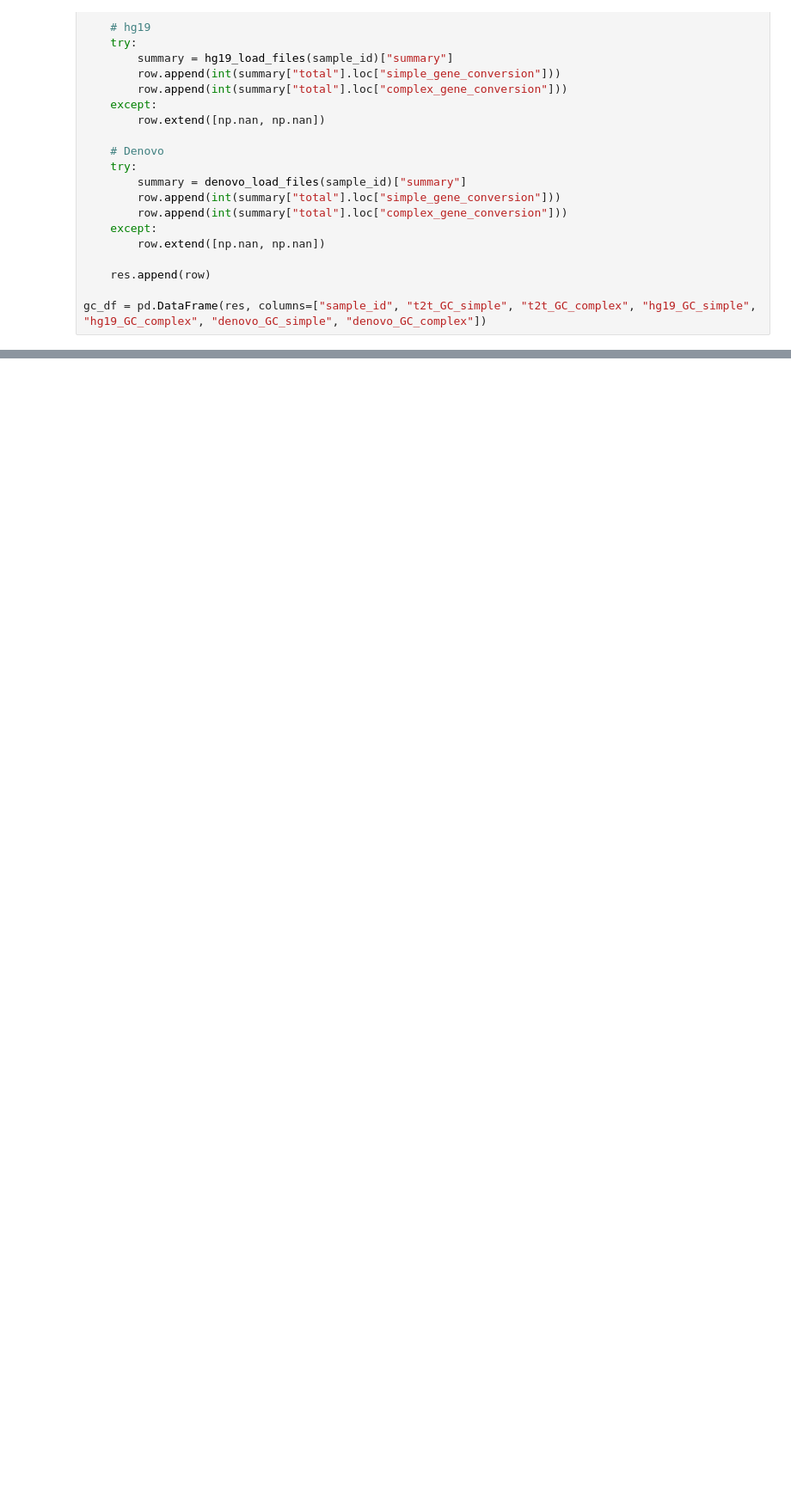
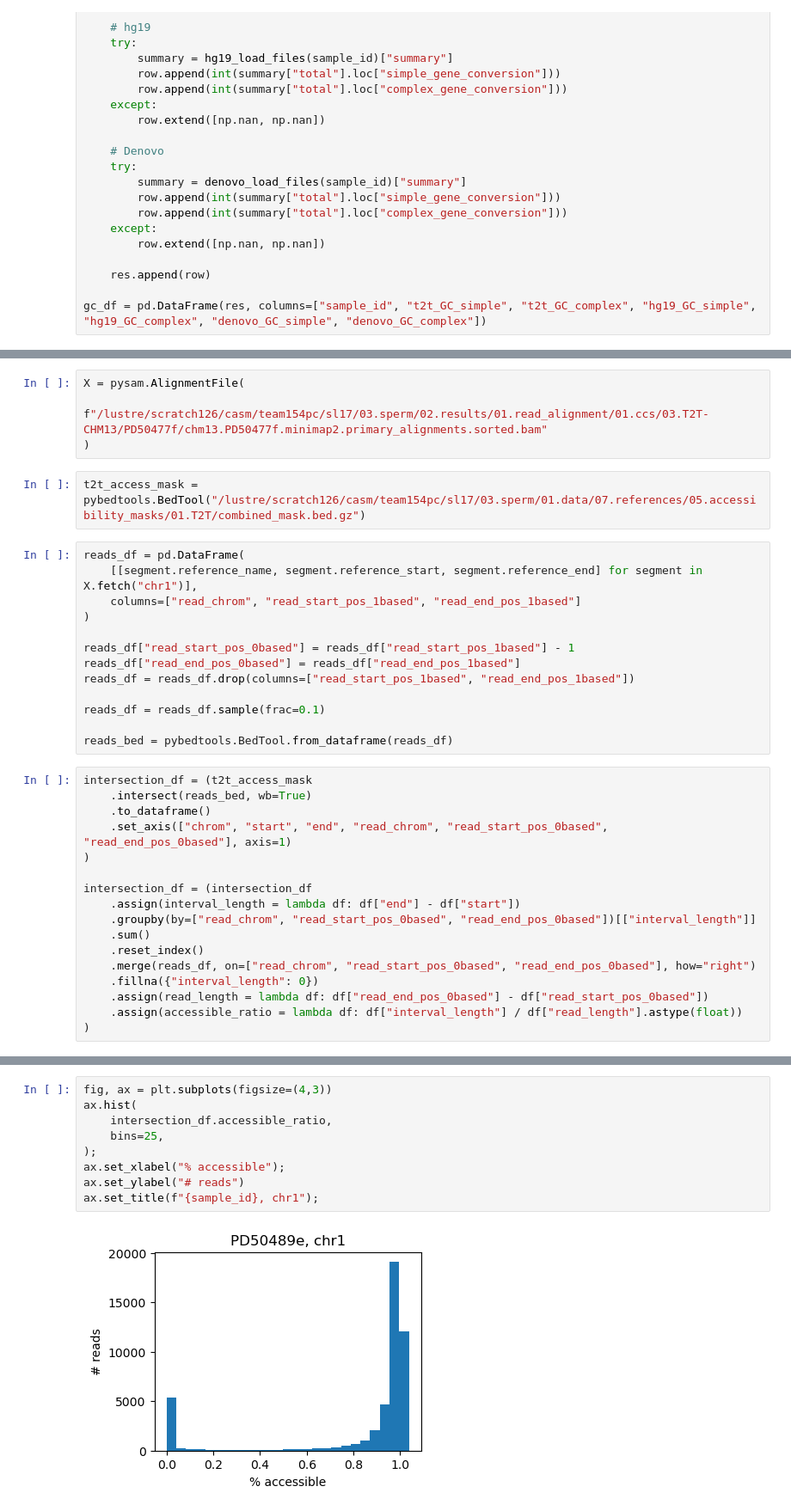
Before and after one commit to regevs/recombination, a Jupyter notebook: notebooks/20230918_compare_alignment_to_t2t.ipynb, the cells around one changed output, grey strips where cells are left out. Shown at 86% size. Drawn from its saved outputs; the diff is of its cells as text; blank space fills up the shorter version.

```diff
--- a/notebooks/20230918_compare_alignment_to_t2t.ipynb
+++ b/notebooks/20230918_compare_alignment_to_t2t.ipynb
@@ -444,0 +575,36 @@ ax.legend()
+# %%
+X = pysam.AlignmentFile(
+        f"/lustre/scratch126/casm/team154pc/sl17/03.sperm/02.results/01.read_alignment/01.ccs/03.T2T-CHM13/PD50477f/chm13.PD50477f.minimap2.primary_alignments.sorted.bam"
+)
+# %%
+t2t_access_mask = pybedtools.BedTool("/lustre/scratch126/casm/team154pc/sl17/03.sperm/01.data/07.references/05.accessibility_masks/01.T2T/combined_mask.bed.gz")
+# %%
+reads_df = pd.DataFrame(
+    [[segment.reference_name, segment.reference_start, segment.reference_end] for segment in X.fetch("chr1")],
+    columns=["read_chrom", "read_start_pos_1based", "read_end_pos_1based"]
+)
+
+reads_df["read_start_pos_0based"] = reads_df["read_start_pos_1based"] - 1
+reads_df["read_end_pos_0based"] = reads_df["read_end_pos_1based"]
+reads_df = reads_df.drop(columns=["read_start_pos_1based", "read_end_pos_1based"])
+
+reads_df = reads_df.sample(frac=0.1)
+
+reads_bed = pybedtools.BedTool.from_dataframe(reads_df)
+# %%
+intersection_df = (t2t_access_mask
+    .intersect(reads_bed, wb=True)
+    .to_dataframe()
+    .set_axis(["chrom", "start", "end", "read_chrom", "read_start_pos_0based", "read_end_pos_0based"], axis=1)
+)
+
+intersection_df = (intersection_df
+    .assign(interval_length = lambda df: df["end"] - df["start"])
+    .groupby(by=["read_chrom", "read_start_pos_0based", "read_end_pos_0based"])[["interval_length"]]
+    .sum()
+    .reset_index()
+    .merge(reads_df, on=["read_chrom", "read_start_pos_0based", "read_end_pos_0based"], how="right")
+    .fillna({"interval_length": 0})
+    .assign(read_length = lambda df: df["read_end_pos_0based"] - df["read_start_pos_0based"])
+    .assign(accessible_ratio = lambda df: df["interval_length"] / df["read_length"].astype(float))
+)
@@ -444,0 +627,11 @@ ax.legend()
+# %%
+fig, ax = plt.subplots(figsize=(4,3))
+ax.hist(
+    intersection_df.accessible_ratio,
+    bins=25,
+);
+ax.set_xlabel("% accessible");
+ax.set_ylabel("# reads")
+ax.set_title(f"{sample_id}, chr1");
+# %% [output]
+[figure, added]
```
Also changed, not shown: parts of 69 cells of this notebook, 3 other files.
